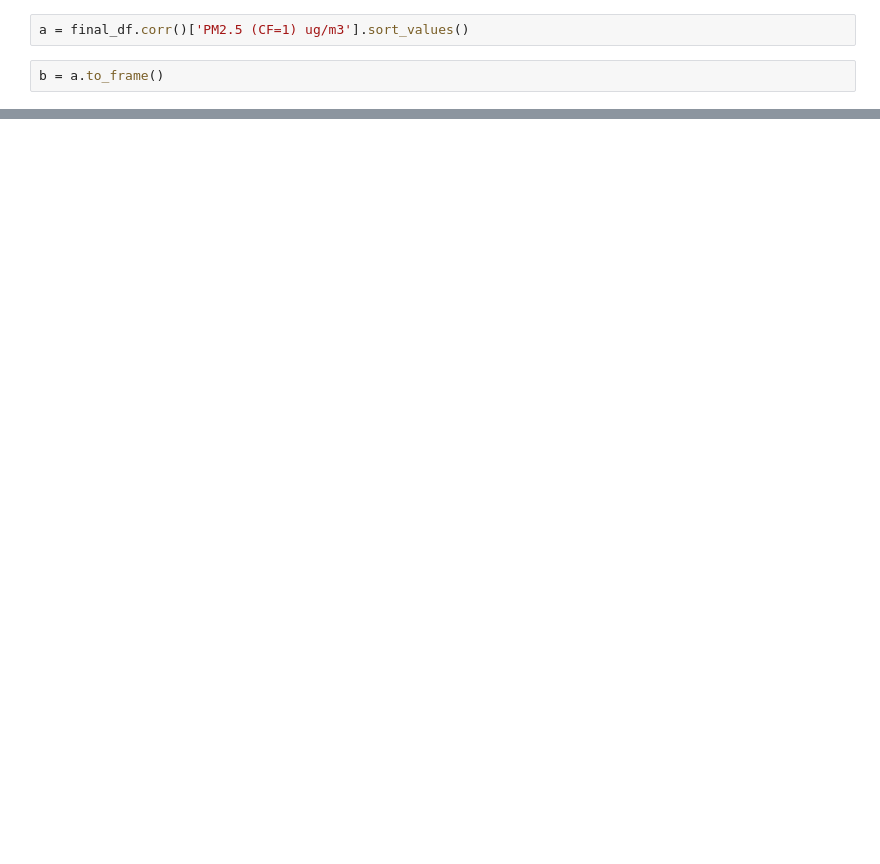
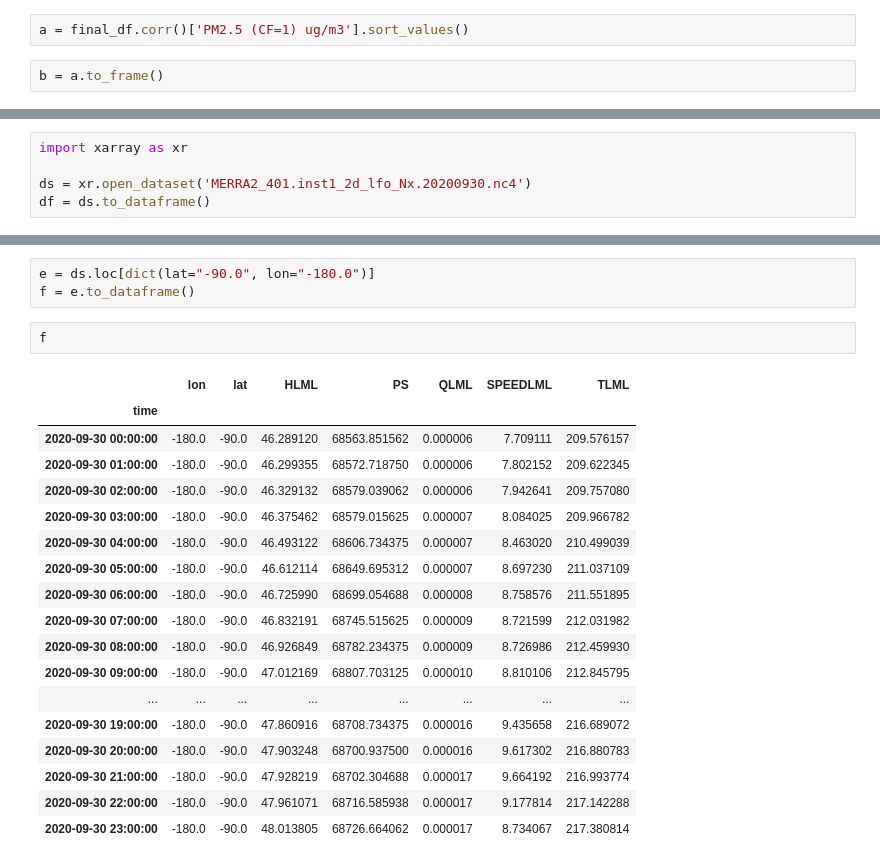
Before and after one commit to mihakim2/2021Fall_finals, a Jupyter notebook: correlations.ipynb, the cells around one changed output, grey strips where cells are left out. Cells and saved outputs as stored; diff of their text form; blank space fills up the shorter version.

```diff
--- a/correlations.ipynb
+++ b/correlations.ipynb
@@ -108,0 +81,5 @@ Text(0, 0.5, 'PC 2.5')
+# %%
+import xarray as xr
+
+ds = xr.open_dataset('MERRA2_401.inst1_2d_lfo_Nx.20200930.nc4')
+df = ds.to_dataframe()
@@ -108,0 +158,24 @@ Text(0, 0.5, 'PC 2.5')
+# %%
+e = ds.loc[dict(lat="-90.0", lon="-180.0")]
+f = e.to_dataframe()
+# %%
+f
+# %% [output]
+|  | lon | lat | HLML | PS | QLML | SPEEDLML | TLML |
+| time |  |  |  |  |  |  |  |
+| 2020-09-30 00:00:00 | -180.0 | -90.0 | 46.289120 | 68563.851562 | 0.000006 | 7.709111 | 209.576157 |
+| 2020-09-30 01:00:00 | -180.0 | -90.0 | 46.299355 | 68572.718750 | 0.000006 | 7.802152 | 209.622345 |
+| 2020-09-30 02:00:00 | -180.0 | -90.0 | 46.329132 | 68579.039062 | 0.000006 | 7.942641 | 209.757080 |
+| 2020-09-30 03:00:00 | -180.0 | -90.0 | 46.375462 | 68579.015625 | 0.000007 | 8.084025 | 209.966782 |
+| 2020-09-30 04:00:00 | -180.0 | -90.0 | 46.493122 | 68606.734375 | 0.000007 | 8.463020 | 210.499039 |
+| 2020-09-30 05:00:00 | -180.0 | -90.0 | 46.612114 | 68649.695312 | 0.000007 | 8.697230 | 211.037109 |
+| 2020-09-30 06:00:00 | -180.0 | -90.0 | 46.725990 | 68699.054688 | 0.000008 | 8.758576 | 211.551895 |
+| 2020-09-30 07:00:00 | -180.0 | -90.0 | 46.832191 | 68745.515625 | 0.000009 | 8.721599 | 212.031982 |
+| 2020-09-30 08:00:00 | -180.0 | -90.0 | 46.926849 | 68782.234375 | 0.000009 | 8.726986 | 212.459930 |
+| 2020-09-30 09:00:00 | -180.0 | -90.0 | 47.012169 | 68807.703125 | 0.000010 | 8.810106 | 212.845795 |
+| ... | ... | ... | ... | ... | ... | ... | ... |
+| 2020-09-30 19:00:00 | -180.0 | -90.0 | 47.860916 | 68708.734375 | 0.000016 | 9.435658 | 216.689072 |
+| 2020-09-30 20:00:00 | -180.0 | -90.0 | 47.903248 | 68700.937500 | 0.000016 | 9.617302 | 216.880783 |
+| 2020-09-30 21:00:00 | -180.0 | -90.0 | 47.928219 | 68702.304688 | 0.000017 | 9.664192 | 216.993774 |
+| 2020-09-30 22:00:00 | -180.0 | -90.0 | 47.961071 | 68716.585938 | 0.000017 | 9.177814 | 217.142288 |
+| 2020-09-30 23:00:00 | -180.0 | -90.0 | 48.013805 | 68726.664062 | 0.000017 | 8.734067 | 217.380814 |
```
Also changed, not shown: parts of 28 cells of this notebook.
